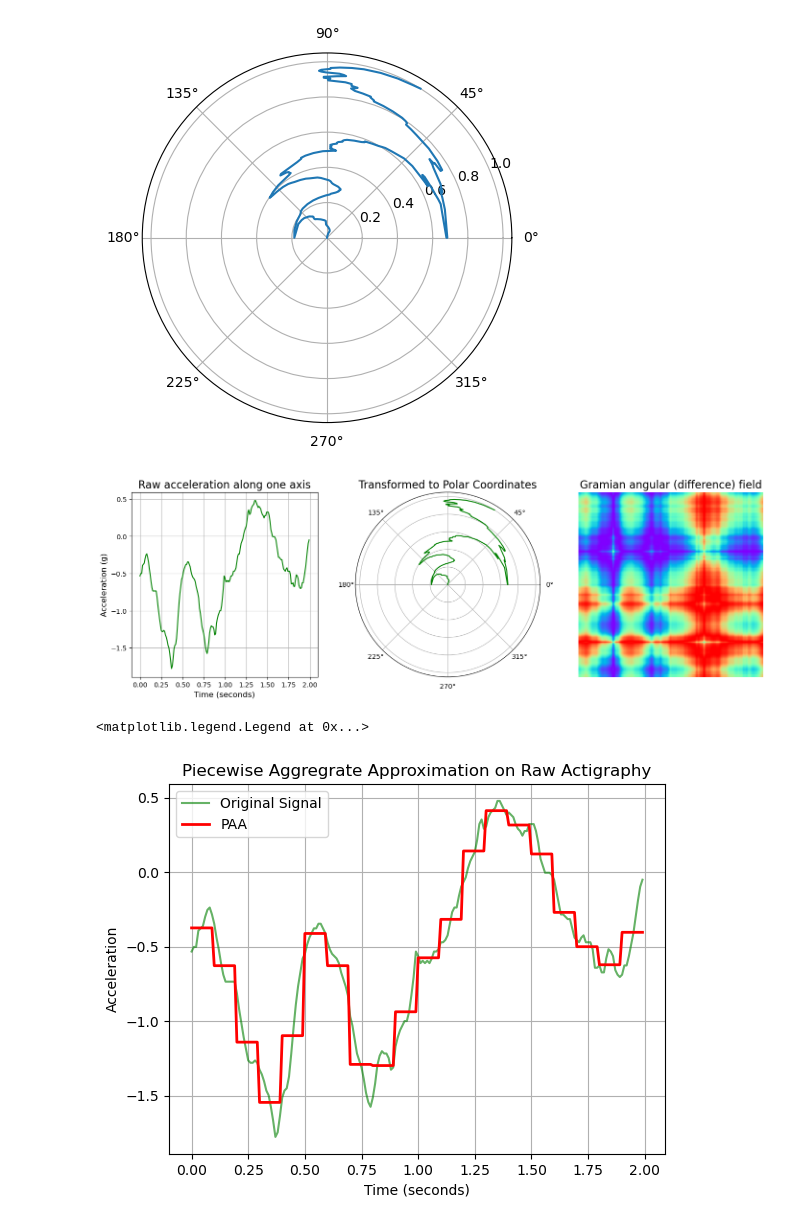
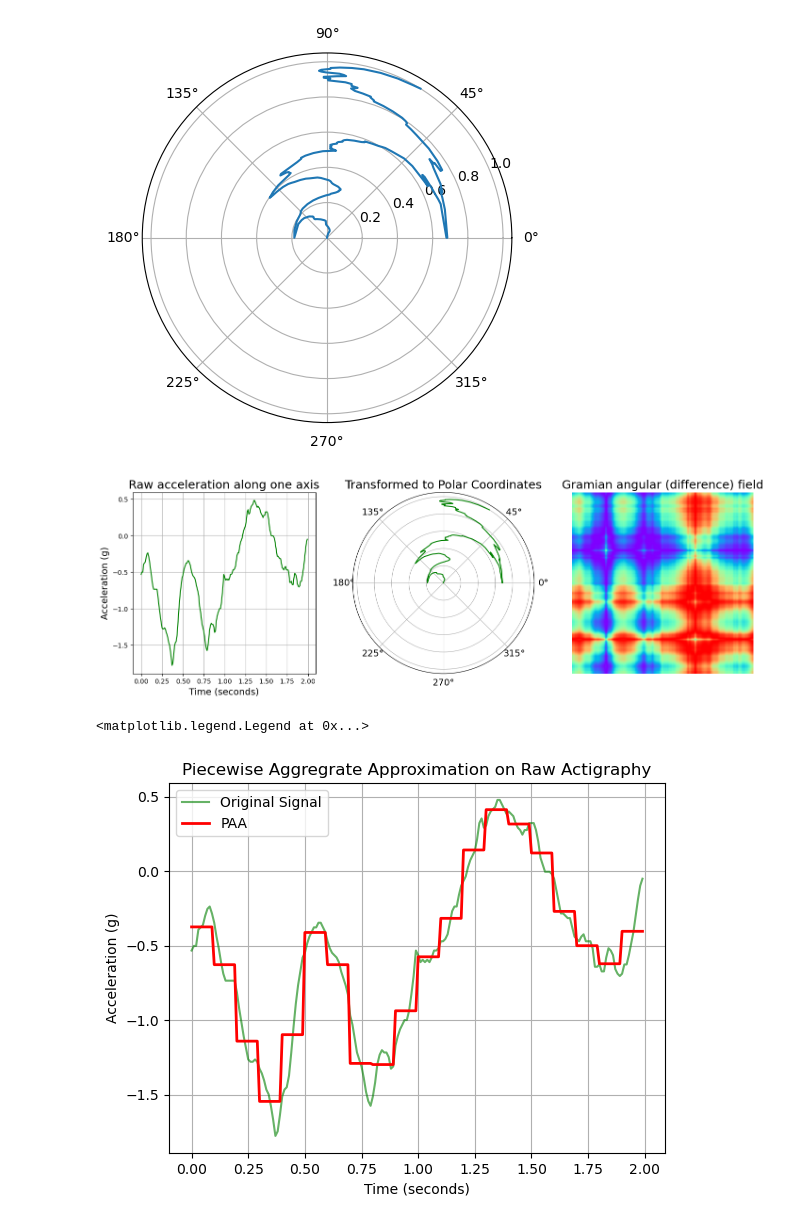
Before and after one commit to finlayscheib/capture24, a Jupyter notebook: Create_GAF_images.ipynb, the cells around one changed output. Saved outputs shown, nothing was run; the diff lists cells and outputs as text; code cells hidden in the pictures.

```diff
--- a/Create_GAF_images.ipynb
+++ b/Create_GAF_images.ipynb
@@ -272,28 +272,28 @@ X_gadf = gadf.fit_transform([window])
 # %%
 fig = plt.figure(figsize =(17,5))
 
 ax0 = fig.add_subplot(1,3,1)
 ax0.plot(time,window, color = 'green')
-ax0.set_title('Raw acceleration along one axis', fontsize = 16)
-ax0.set_xlabel('Time (seconds)', fontsize = 12)
-ax0.set_ylabel('Acceleration (g)', fontsize = 12)
+ax0.set_title('Raw acceleration along one axis', fontsize = 18)
+ax0.set_xlabel('Time (seconds)', fontsize = 14)
+ax0.set_ylabel('Acceleration (g)', fontsize = 14)
 ax0.grid(True)
 
 ax1 = fig.add_subplot(1,3,2, projection = 'polar', )
 ax1.plot(phi,r,color='green')
-ax1.set_title('Transformed to Polar Coordinates', fontsize=16)
-ax1.set_xticklabels(['0°','45°',None,'135°','180°','225°','270°','315°'], fontsize = 10)
+ax1.set_title('Transformed to Polar Coordinates', fontsize=18)
+ax1.set_xticklabels(['0°','45°',None,'135°','180°','225°','270°','315°'], fontsize = 14)
 
 # radial
 ax1.set_yticklabels([])
 
 ax2 = fig.add_subplot(1,3,3)
 ax2.imshow(X_gadf[0],cmap = 'rainbow', origin = 'lower')
-ax2.set_title('Gramian angular (difference) field', fontsize = 16)
+ax2.set_title('Gramian angular (difference) field', fontsize = 18)
 ax2.axis('off')
 plt.show()
 # %% [output]
-[figure, old version]
+[figure, new version]
 # %%
 #PAA image
 
@@ -311,8 +311,8 @@ plt.plot(time, window_stretch, color = 'red', linewidth=2, label = 'PAA')
 plt.title('Piecewise Aggregrate Approximation on Raw Actigraphy')
 plt.xlabel('Time (seconds)')
 plt.grid(True)
-plt.ylabel('Acceleration')
+plt.ylabel('Acceleration (g)')
 plt.legend()
 # %% [output]
 <matplotlib.legend.Legend at 0x...>
-[figure, old version]
+[figure, new version]
```
Also changed, not shown: 1 other file.
